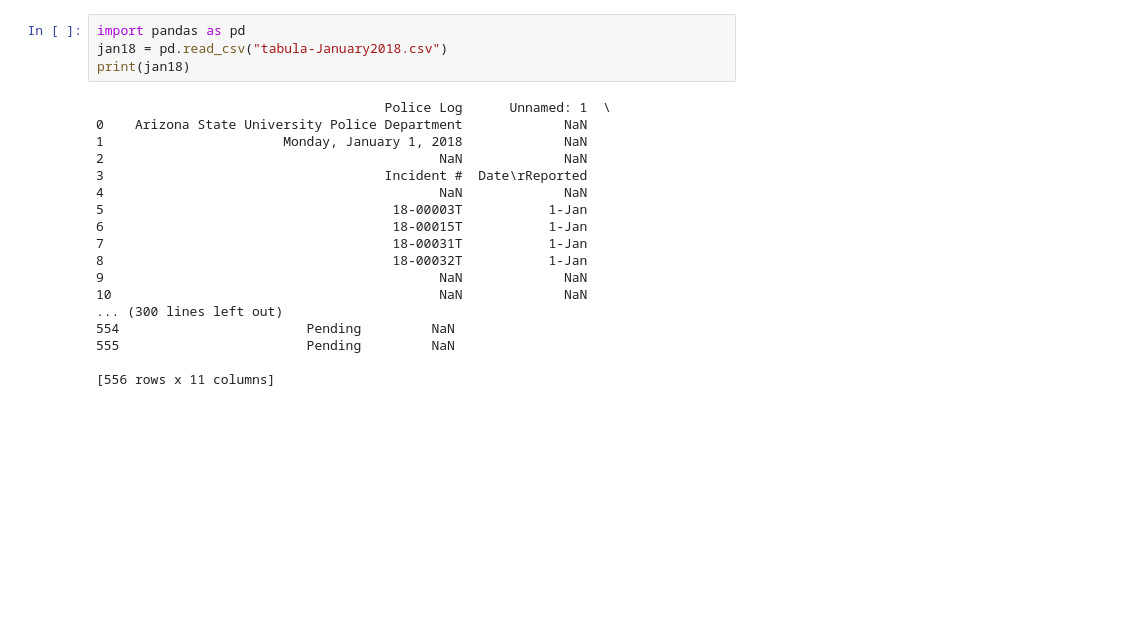
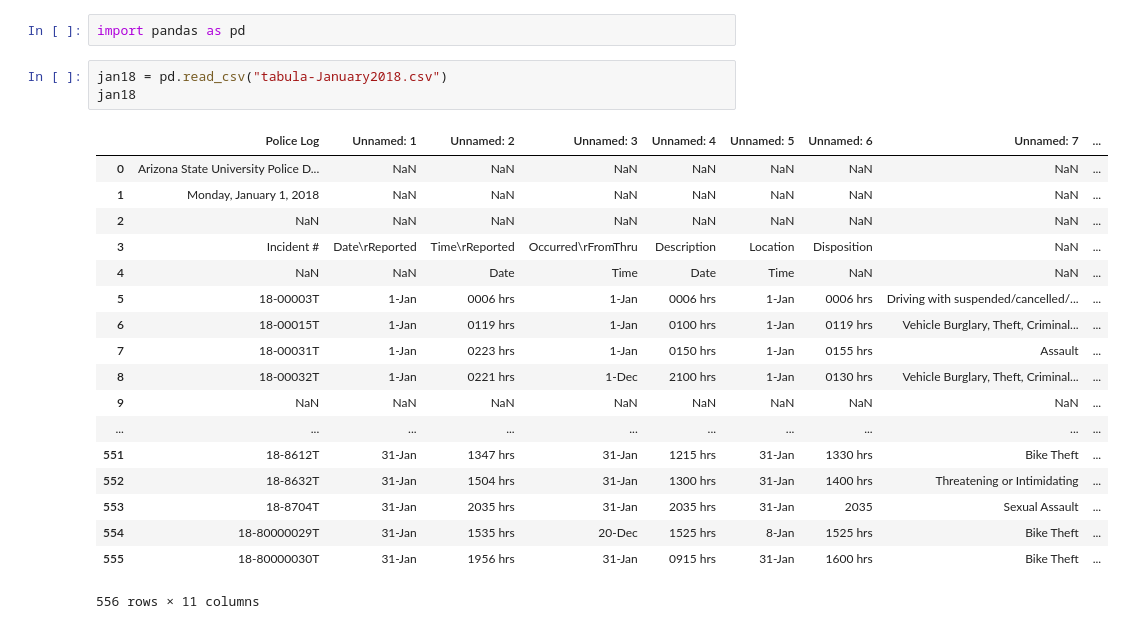
Before and after one commit to TheStatePress/crime-data-processing, a Jupyter notebook: clean-tabula-output.ipynb, the cells around one changed output. Drawn from its saved outputs; the diff is of its cells as text; blank space fills up the shorter version.

Commit message:
pandas!

```diff
--- a/clean-tabula-output.ipynb
+++ b/clean-tabula-output.ipynb
@@ -1,22 +1,24 @@
+# %%
+import pandas as pd
 # %%
-import pandas as pd
 jan18 = pd.read_csv("tabula-January2018.csv")
-print(jan18)
+jan18
 # %% [output]
+|  | Police Log | Unnamed: 1 | Unnamed: 2 | Unnamed: 3 | Unnamed: 4 | Unnamed: 5 | Unnamed: 6 | Unnamed: 7 | ... |
+| 0 | Arizona State University Police D... | NaN | NaN | NaN | NaN | NaN | NaN | NaN | ... |
+| 1 | Monday, January 1, 2018 | NaN | NaN | NaN | NaN | NaN | NaN | NaN | ... |
+| 2 | NaN | NaN | NaN | NaN | NaN | NaN | NaN | NaN | ... |
+| 3 | Incident # | Date\rReported | Time\rReported | Occurred\rFromThru | Description | Location | Disposition | NaN | ... |
+| 4 | NaN | NaN | Date | Time | Date | Time | NaN | NaN | ... |
+| 5 | 18-00003T | 1-Jan | 0006 hrs | 1-Jan | 0006 hrs | 1-Jan | 0006 hrs | Driving with suspended/cancelled/... | ... |
+| 6 | 18-00015T | 1-Jan | 0119 hrs | 1-Jan | 0100 hrs | 1-Jan | 0119 hrs | Vehicle Burglary, Theft, Criminal... | ... |
+| 7 | 18-00031T | 1-Jan | 0223 hrs | 1-Jan | 0150 hrs | 1-Jan | 0155 hrs | Assault | ... |
+| 8 | 18-00032T | 1-Jan | 0221 hrs | 1-Dec | 2100 hrs | 1-Jan | 0130 hrs | Vehicle Burglary, Theft, Criminal... | ... |
+| 9 | NaN | NaN | NaN | NaN | NaN | NaN | NaN | NaN | ... |
+| ... | ... | ... | ... | ... | ... | ... | ... | ... | ... |
+| 551 | 18-8612T | 31-Jan | 1347 hrs | 31-Jan | 1215 hrs | 31-Jan | 1330 hrs | Bike Theft | ... |
+| 552 | 18-8632T | 31-Jan | 1504 hrs | 31-Jan | 1300 hrs | 31-Jan | 1400 hrs | Threatening or Intimidating | ... |
+| 553 | 18-8704T | 31-Jan | 2035 hrs | 31-Jan | 2035 hrs | 31-Jan | 2035 | Sexual Assault | ... |
+| 554 | 18-80000029T | 31-Jan | 1535 hrs | 20-Dec | 1525 hrs | 8-Jan | 1525 hrs | Bike Theft | ... |
+| 555 | 18-80000030T | 31-Jan | 1956 hrs | 31-Jan | 0915 hrs | 31-Jan | 1600 hrs | Bike Theft | ... |
-                                     Police Log      Unnamed: 1  \
-0    Arizona State University Police Department             NaN
-1                       Monday, January 1, 2018             NaN
-2                                           NaN             NaN
-3                                    Incident #  Date\rReported
-4                                           NaN             NaN
-5                                     18-00003T           1-Jan
-6                                     18-00015T           1-Jan
-7                                     18-00031T           1-Jan
-8                                     18-00032T           1-Jan
-9                                           NaN             NaN
-10                                          NaN             NaN
-... (300 lines left out)
-554                        Pending         NaN
-555                        Pending         NaN
-
-[556 rows x 11 columns]
+556 rows × 11 columns
```
